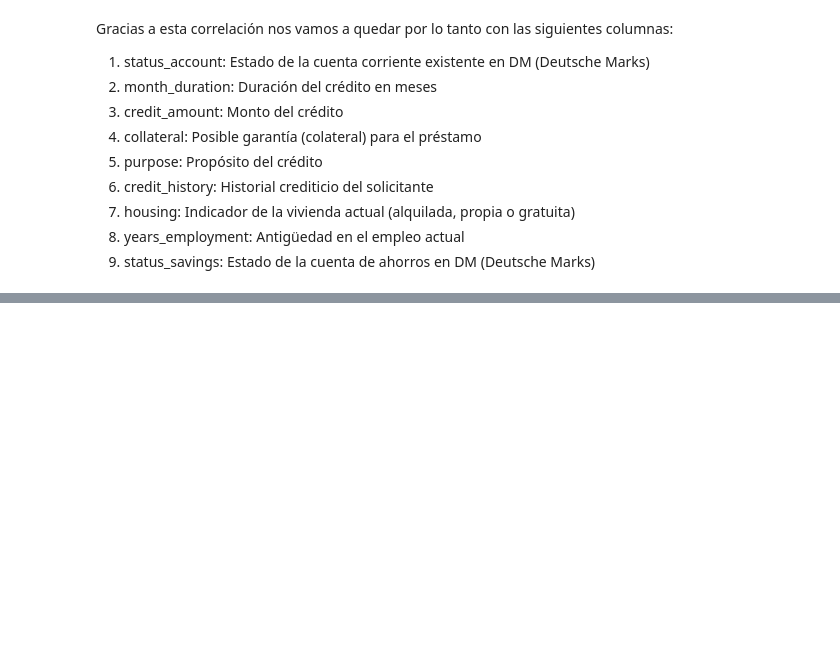
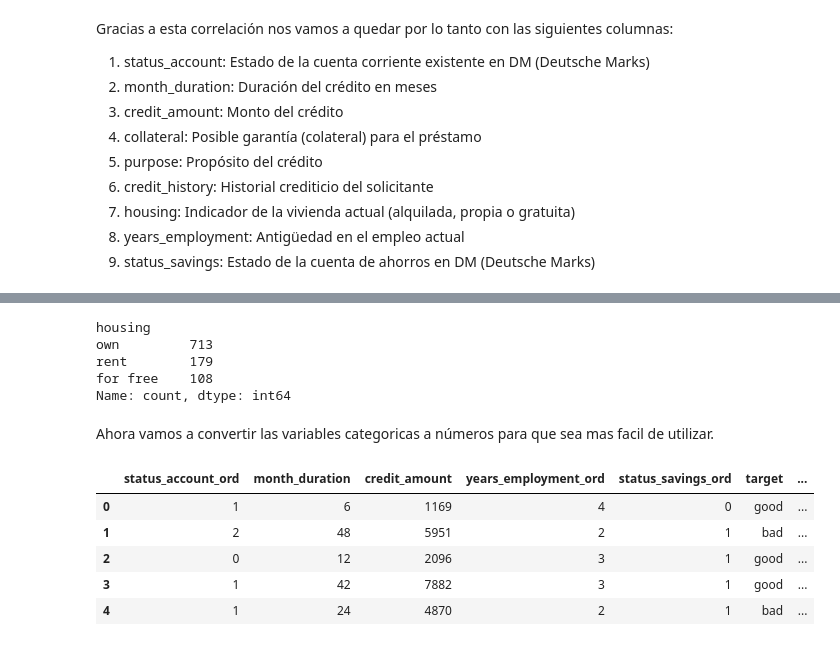
Before and after one commit to tomasSiSa18/TesisPregrado, a Jupyter notebook: ProcesamientoDataset/analisisdataset.ipynb, the cells around one changed output, grey strips where cells are left out. Saved outputs shown, nothing was run; the diff lists cells and outputs as text; code cells hidden in the pictures; blank space fills up the shorter version.

```diff
--- a/ProcesamientoDataset/analisisdataset.ipynb
+++ b/ProcesamientoDataset/analisisdataset.ipynb
@@ -268,0 +303,23 @@ final_df.head(5)
+# %%
+final_df[["housing"]].value_counts()
+# %% [output]
+housing
+own         713
+rent        179
+for free    108
+Name: count, dtype: int64
+# %% [markdown]
+Ahora vamos a convertir las variables categoricas a números para que sea mas facil de utilizar.
+# %%
+enc = OrdinalEncoder()
+enc.fit(final_df[["collateral", "purpose", "credit_history", "housing"]])
+final_df[["collateral_enc", "purpose_enc", "credit_history_enc", "housing_enc"]] = enc.transform(final_df[["collateral", "purpose", "credit_history", "housing"]])
+export_df = final_df.drop(["collateral", "purpose", "credit_history", "housing"], axis=1)
+export_df.head(5)
+# %% [output]
+|  | status_account_ord | month_duration | credit_amount | years_employment_ord | status_savings_ord | target | ... |
+| 0 | 1 | 6 | 1169 | 4 | 0 | good | ... |
+| 1 | 2 | 48 | 5951 | 2 | 1 | bad | ... |
+| 2 | 0 | 12 | 2096 | 3 | 1 | good | ... |
+| 3 | 1 | 42 | 7882 | 3 | 1 | good | ... |
+| 4 | 1 | 24 | 4870 | 2 | 1 | bad | ... |
```
Also changed, not shown: parts of 6 cells of this notebook, 2 other files.
